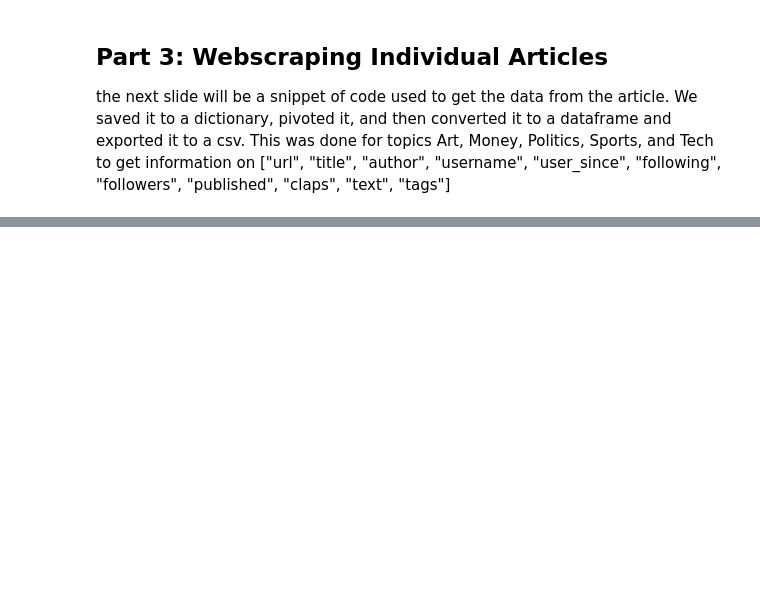
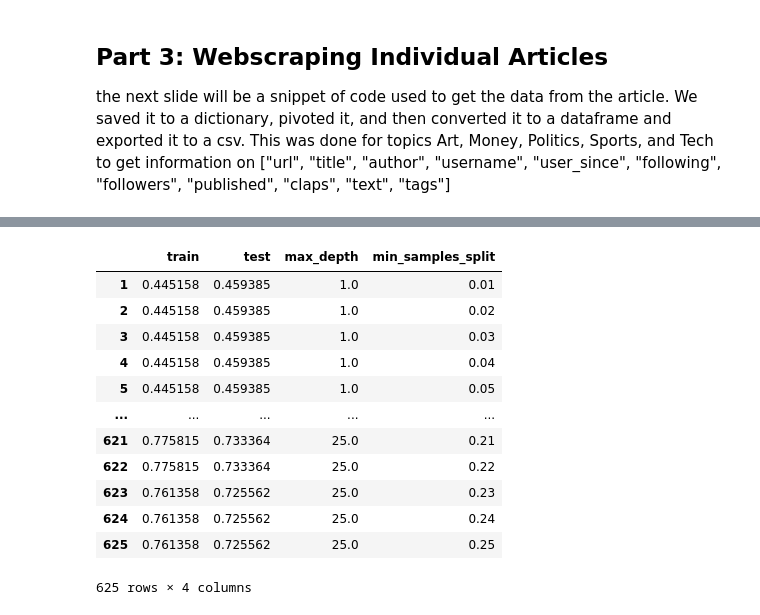
Before and after one commit to Jesse-mk/Medium_Analytics, a Jupyter notebook: Final Presentation Notebook.ipynb, the cells around one changed output, grey strips where cells are left out. Cells and saved outputs as stored; diff of their text form; code cells hidden in the pictures; blank space fills up the shorter version.

```diff
--- a/Final Presentation Notebook.ipynb
+++ b/Final Presentation Notebook.ipynb
@@ -363,0 +624,16 @@ for i in h:
+# %%
+#dict to keep my results:
+tuning_dict = {}
+i = 0
+
+#making vectorizer:
+vector = tfidf(stop_words = "english", strip_accents = 'ascii', max_features = 100)
+
+#a makeshift gridsearch:
+for max_depth_i in range(1, 26):
+    for min_samples_split_i in np.arange(.01, 0.26, .01):
+        i = i + 1
+        print(i)
+
+        #this is how you create a basic decision tree
+        dt = DecisionTreeClassifier(max_depth = max_depth_i, min_samples_split = min_samples_split_i)
@@ -363,0 +687,21 @@ for i in h:
+# %%
+tuning_table = pd.DataFrame.from_dict(tuning_dict)
+# %%
+tuning_table_t = tuning_table.transpose().sort_values("train", ascending=False)
+md = tuning_table_t["max_depth"].iloc[0]
+mss = tuning_table_t["min_samples_split"].iloc[0]
+tuning_table.transpose()
+# %% [output]
+|  | train | test | max_depth | min_samples_split |
+| 1 | 0.445158 | 0.459385 | 1.0 | 0.01 |
+| 2 | 0.445158 | 0.459385 | 1.0 | 0.02 |
+| 3 | 0.445158 | 0.459385 | 1.0 | 0.03 |
+| 4 | 0.445158 | 0.459385 | 1.0 | 0.04 |
+| 5 | 0.445158 | 0.459385 | 1.0 | 0.05 |
+| ... | ... | ... | ... | ... |
+| 621 | 0.775815 | 0.733364 | 25.0 | 0.21 |
+| 622 | 0.775815 | 0.733364 | 25.0 | 0.22 |
+| 623 | 0.761358 | 0.725562 | 25.0 | 0.23 |
+| 624 | 0.761358 | 0.725562 | 25.0 | 0.24 |
+| 625 | 0.761358 | 0.725562 | 25.0 | 0.25 |
+625 rows × 4 columns
```
Also changed, not shown: parts of 58 cells of this notebook, 2 other files.
